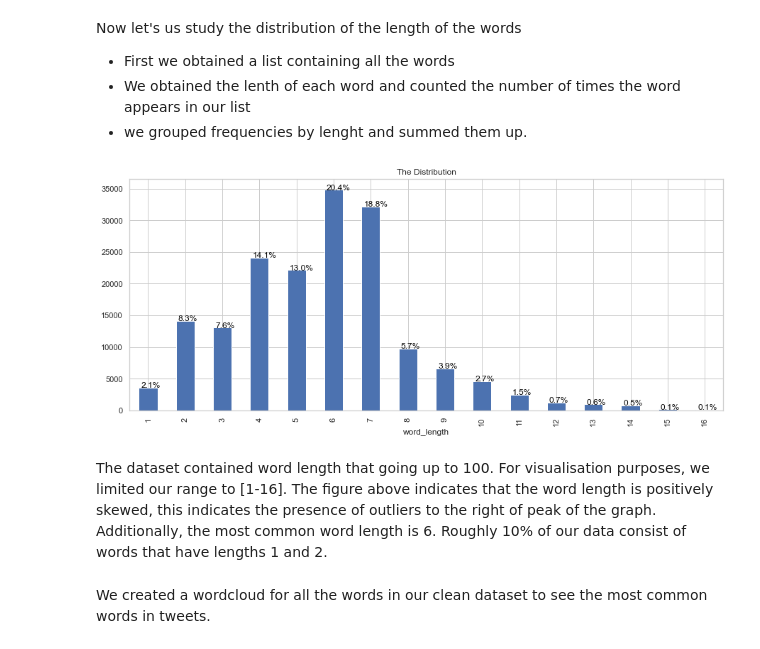
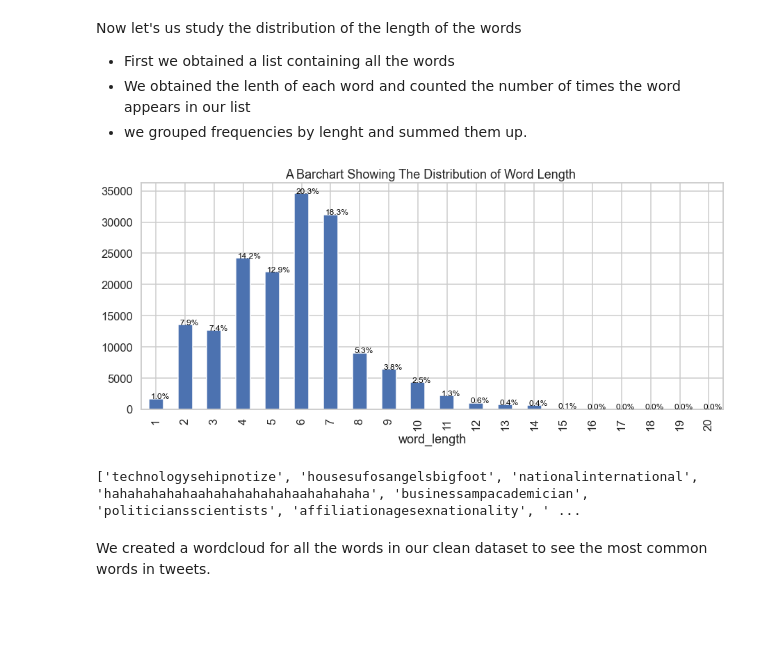
Before and after one commit to nkonyanihlulani/EDSA_Classification_TS3, a Jupyter notebook: EDSA_Classification_TS3.ipynb, the cells around one changed output. Cells and saved outputs as stored; diff of their text form; code cells hidden in the pictures; blank space fills up the shorter version.

```diff
--- a/EDSA_Classification_TS3.ipynb
+++ b/EDSA_Classification_TS3.ipynb
@@ -179,3 +180,5 @@ train_df['clean_message'] = train_df['clean_message'].str.lower()
+# %%
+train_df['clean_message'] = train_df['clean_message'].str.replace('[^a-z]', ' ',regex = True)
 # %%
 train_df.head()
 # %% [output]
@@ -242,23 +251,27 @@ Now let's us study the distribution of the length of the words
 # %%
 word_list =  train_df['tokens'].values
 all_words_ls=[word_list[i][j] for i in range(len(word_list)) for j in range(len(word_list[i]))]
-word_length_each =pd.DataFrame([[len(i),all_words_ls.count(i)] for i in set(all_words_ls)], columns = ['word_length','frequency'])
+word_length_each =pd.DataFrame([[len(i),all_words_ls.count(i)] for i in set(all_words_ls)],
+                               columns = ['word_length','frequency'])
 # %%
-word_length_freq = word_length_each.groupby('word_length')['frequency'].sum().head(16).plot(kind ='bar',
-                                                                                           title = "The Distribution",
+word_length_freq = word_length_each.groupby('word_length')['frequency'].sum().head(20).plot(kind ='bar',
+                                                                                           title = "A Barchart Showing The Distribution of Word Length ",
                                                                                            figsize = (15,6))
 n_obs = [i.get_height() for i in word_len_bar.patches]
 total = sum(n_obs)
 
 for i in word_length_freq.patches:
     # get_x pulls left or right; get_height pushes up or down
     word_length_freq.text(i.get_x()+0.06, i.get_height()+0.5, \
             str(round((i.get_height()/total)*100, 1))+'%', fontsize=12,
                 color='black')
 # %% [output]
-[figure, old version]
+[figure, new version]
-# %% [markdown]
-The dataset contained word length that going up to 100. For visualisation purposes, we limited our range to [1-16]. The figure above indicates that the word length is positively skewed, this indicates the presence of outliers to the right of peak of the graph. Additionally, the most common word length is 6. Roughly 10% of our data consist of words that have lengths 1 and 2.
+# %%
+greater_than_20 = [i for i in all_words_ls if len(i)>20]
+print(greater_than_20)
+# %% [output]
+['technologysehipnotize', 'housesufosangelsbigfoot', 'nationalinternational', 'hahahahahahaahahahahahahaahahahaha', 'businessampacademician', 'politiciansscientists', 'affiliationagesexnationality', ' ...
 # %% [markdown]
 We created a wordcloud for all the words in our clean dataset to see the most common words in tweets.
 # %%
```
Also changed, not shown: parts of 24 cells of this notebook, 2 other files.
